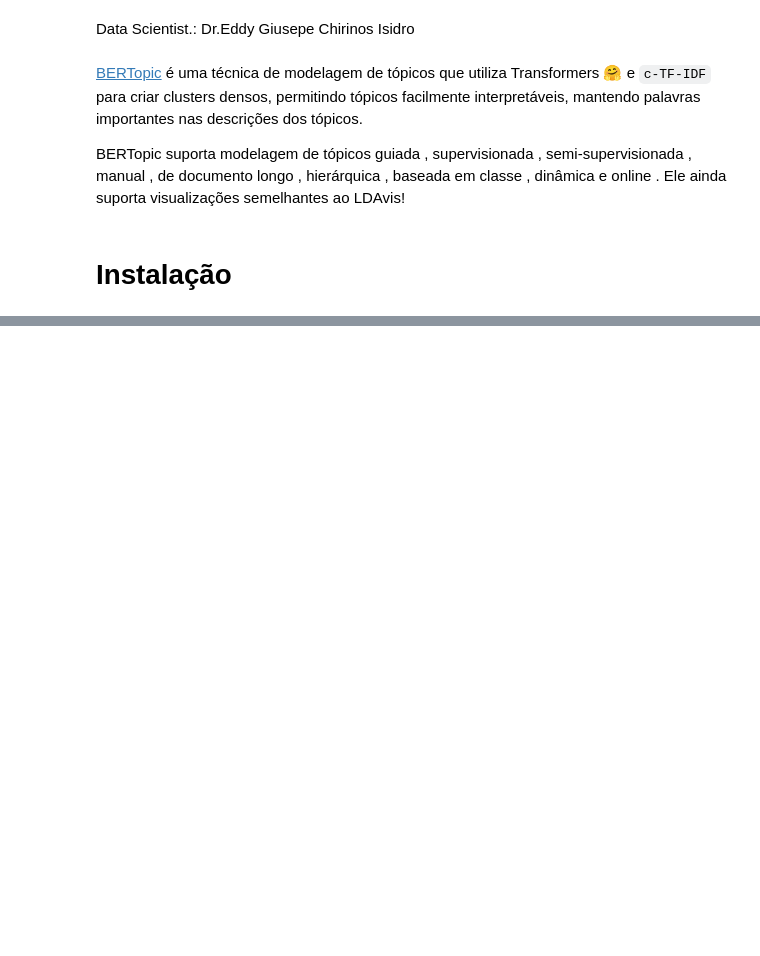
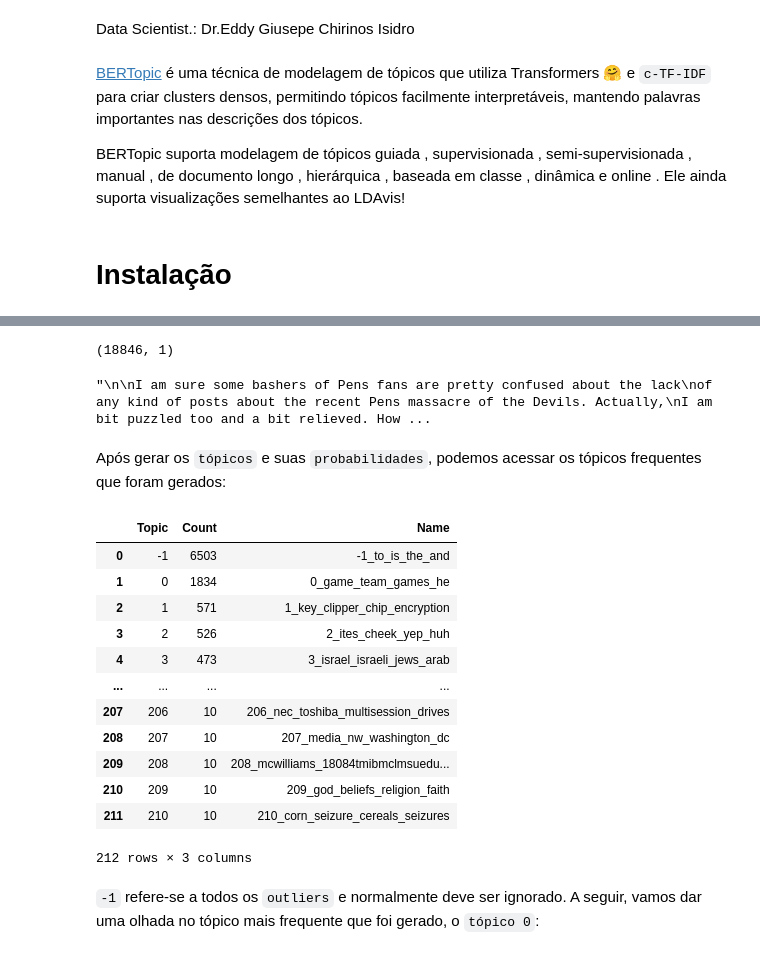
Before and after one commit to EddyGiusepe/NLP_Transformers, a Jupyter notebook: BERTopic/BERTopic.ipynb, the cells around one changed output, grey strips where cells are left out. Cells and saved outputs as stored; diff of their text form; code cells hidden in the pictures; blank space fills up the shorter version.

```diff
--- a/BERTopic/BERTopic.ipynb
+++ b/BERTopic/BERTopic.ipynb
@@ -10,0 +50,8 @@ BERTopic suporta modelagem de tópicos guiada , supervisionada , semi-supervisio
+# %%
+docs_df.shape
+# %% [output]
+(18846, 1)
+# %%
+docs_df[0][0]
+# %% [output]
+"\n\nI am sure some bashers of Pens fans are pretty confused about the lack\nof any kind of posts about the recent Pens massacre of the Devils. Actually,\nI am  bit puzzled too and a bit relieved. How ...
@@ -10,0 +63,20 @@ BERTopic suporta modelagem de tópicos guiada , supervisionada , semi-supervisio
+# %% [markdown]
+Após gerar os `tópicos` e suas `probabilidades`, podemos acessar os tópicos frequentes que foram gerados:
+# %%
+topic_model.get_topic_info()
+# %% [output]
+|  | Topic | Count | Name |
+| 0 | -1 | 6503 | -1_to_is_the_and |
+| 1 | 0 | 1834 | 0_game_team_games_he |
+| 2 | 1 | 571 | 1_key_clipper_chip_encryption |
+| 3 | 2 | 526 | 2_ites_cheek_yep_huh |
+| 4 | 3 | 473 | 3_israel_israeli_jews_arab |
+| ... | ... | ... | ... |
+| 207 | 206 | 10 | 206_nec_toshiba_multisession_drives |
+| 208 | 207 | 10 | 207_media_nw_washington_dc |
+| 209 | 208 | 10 | 208_mcwilliams_18084tmibmclmsuedu... |
+| 210 | 209 | 10 | 209_god_beliefs_religion_faith |
+| 211 | 210 | 10 | 210_corn_seizure_cereals_seizures |
+212 rows × 3 columns
+# %% [markdown]
+`-1` refere-se a todos os `outliers` e normalmente deve ser ignorado. A seguir, vamos dar uma olhada no tópico mais frequente que foi gerado, o `tópico 0`:
```
Also changed, not shown: parts of 11 cells of this notebook.
